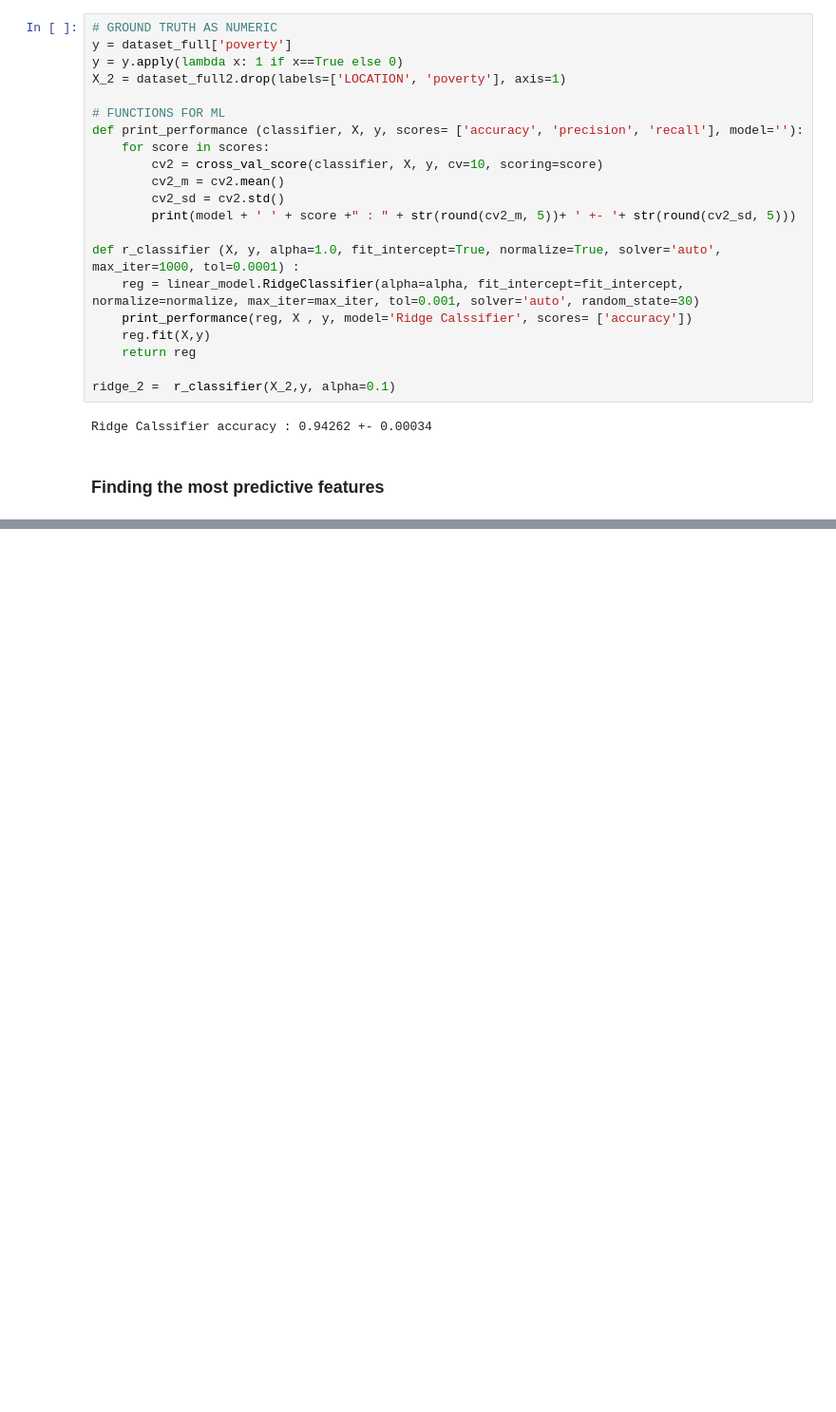
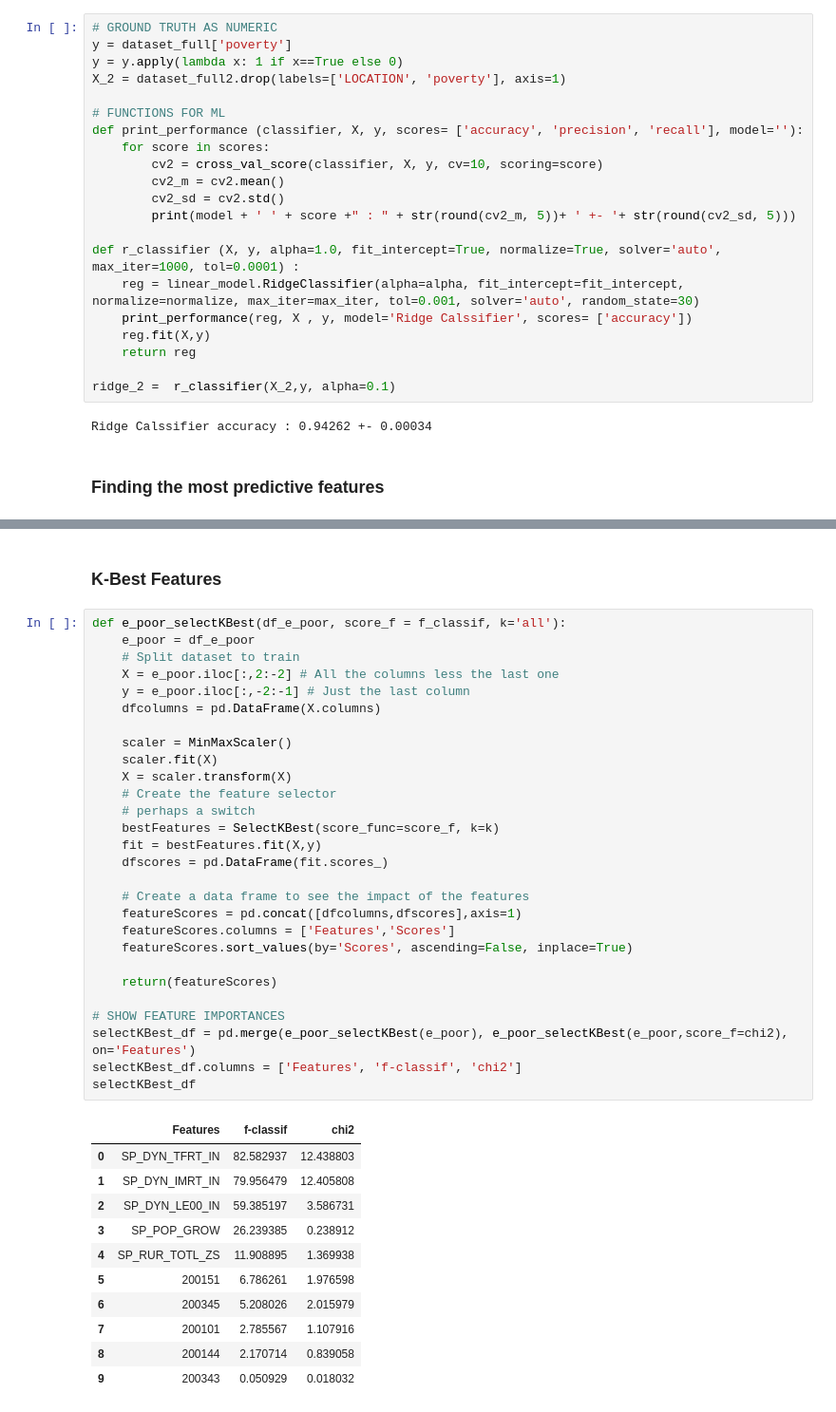
Before and after one commit to aaronabebe/DOPP, a Jupyter notebook: THE_NOTEBOOK.ipynb, the cells around one changed output, grey strips where cells are left out. Shown at 95% size. Cells and saved outputs as stored; diff of their text form; blank space fills up the shorter version.

```diff
--- a/THE_NOTEBOOK.ipynb
+++ b/THE_NOTEBOOK.ipynb
@@ -255,0 +335,42 @@ pass
+# %% [markdown]
+### K-Best Features
+# %%
+def e_poor_selectKBest(df_e_poor, score_f = f_classif, k='all'):
+    e_poor = df_e_poor
+    # Split dataset to train
+    X = e_poor.iloc[:,2:-2] # All the columns less the last one
+    y = e_poor.iloc[:,-2:-1] # Just the last column
+    dfcolumns = pd.DataFrame(X.columns)
+
+    scaler = MinMaxScaler()
+    scaler.fit(X)
+    X = scaler.transform(X)
+    # Create the feature selector
+    # perhaps a switch
+    bestFeatures = SelectKBest(score_func=score_f, k=k)
+    fit = bestFeatures.fit(X,y)
+    dfscores = pd.DataFrame(fit.scores_)
+
+    # Create a data frame to see the impact of the features
+    featureScores = pd.concat([dfcolumns,dfscores],axis=1)
+    featureScores.columns = ['Features','Scores']
+    featureScores.sort_values(by='Scores', ascending=False, inplace=True)
+
+    return(featureScores)
+
+# SHOW FEATURE IMPORTANCES
+selectKBest_df = pd.merge(e_poor_selectKBest(e_poor), e_poor_selectKBest(e_poor,score_f=chi2), on='Features')
+selectKBest_df.columns = ['Features', 'f-classif', 'chi2']
+selectKBest_df
+# %% [output]
+|  | Features | f-classif | chi2 |
+| 0 | SP_DYN_TFRT_IN | 82.582937 | 12.438803 |
+| 1 | SP_DYN_IMRT_IN | 79.956479 | 12.405808 |
+| 2 | SP_DYN_LE00_IN | 59.385197 | 3.586731 |
+| 3 | SP_POP_GROW | 26.239385 | 0.238912 |
+| 4 | SP_RUR_TOTL_ZS | 11.908895 | 1.369938 |
+| 5 | 200151 | 6.786261 | 1.976598 |
+| 6 | 200345 | 5.208026 | 2.015979 |
+| 7 | 200101 | 2.785567 | 1.107916 |
+| 8 | 200144 | 2.170714 | 0.839058 |
+| 9 | 200343 | 0.050929 | 0.018032 |
```
Also changed, not shown: parts of 22 cells of this notebook.
